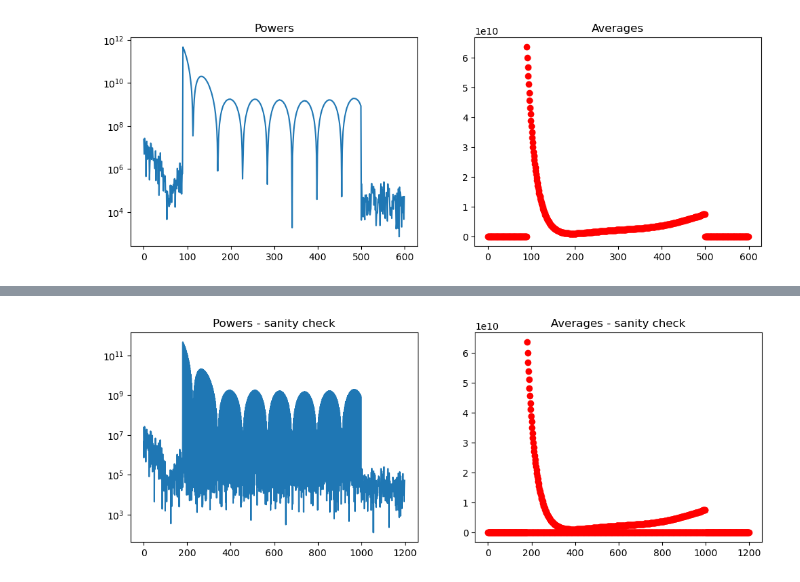
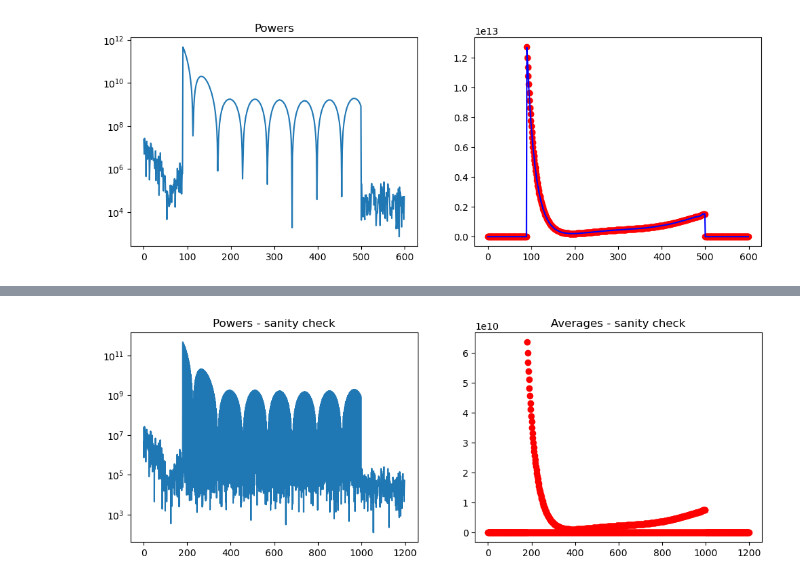
Before and after one commit to lusee-night/notebooks, a Jupyter notebook: calibrator/min_power.ipynb, the cells around one changed output, grey strips where cells are left out. Saved outputs shown, nothing was run; the diff lists cells and outputs as text; code cells hidden in the pictures.

```diff
--- a/calibrator/min_power.ipynb
+++ b/calibrator/min_power.ipynb
@@ -20,5 +19,5 @@ p1200_data = load_from_npz("p1200.npz")
 # %%
-def comb_plot(data,spacing=100e3):
+def comb_plot(data,spacing=100e3, d_Hz=1000):
     Ns = len(data)
     sampling_rate = 250e6
     dt = Ns/sampling_rate
@@ -31,24 +30,34 @@ def comb_plot(data,spacing=100e3):
     pwr = np.abs(coef[int(ndx):int(60e6/df):int(d_ndx)]**2)
     avgd = []
     i = 0.05e6/df
-    d = 1000/df
+    d = d_Hz/df
     while i <= 60e6/df:
-        avgd.append(np.mean(np.abs(coef[int(i-d):int(i+d)]**2)))
+        avgd.append(np.sum(np.abs(coef[int(i-d):int(i+d)]**2)))
         i += d_ndx
 
     return np.array(pwr),freqs,np.array(avgd)
 # %%
-pwrs,freqs,avgs = comb_plot(loaded_data)
+pwrs,freqs,avgs = comb_plot(loaded_data,100e3)
+pwrs,freqs,avgs2 = comb_plot(loaded_data,100e3, d_Hz=500)
+pwrs,freqs,avgs3 = comb_plot(loaded_data,100e3, d_Hz=2000)
 # %%
 fig = plt.figure(figsize=(12, 4))
 ax1 = fig.add_subplot(1, 2, 1)
 ax2 = fig.add_subplot(1, 2, 2)
 
 ax1.plot(pwrs)
 ax1.title.set_text('Powers')
 ax1.semilogy()
 ax2.plot(avgs, 'ro')
+ax2.plot(avgs2, 'b-')
+
+# Set the y-axis of ax2 to a logarithmic scale
+#ax2.set_yscale('log')
+
+
+plt.show()
+#ax2.set_xlim(86,100)
 ax2.title.set_text('Averages')
 # %% [output]
-[figure, old version]
+[figure, new version]
 # %%
```
Also changed, not shown: parts of 3 cells of this notebook, 2 other files.
